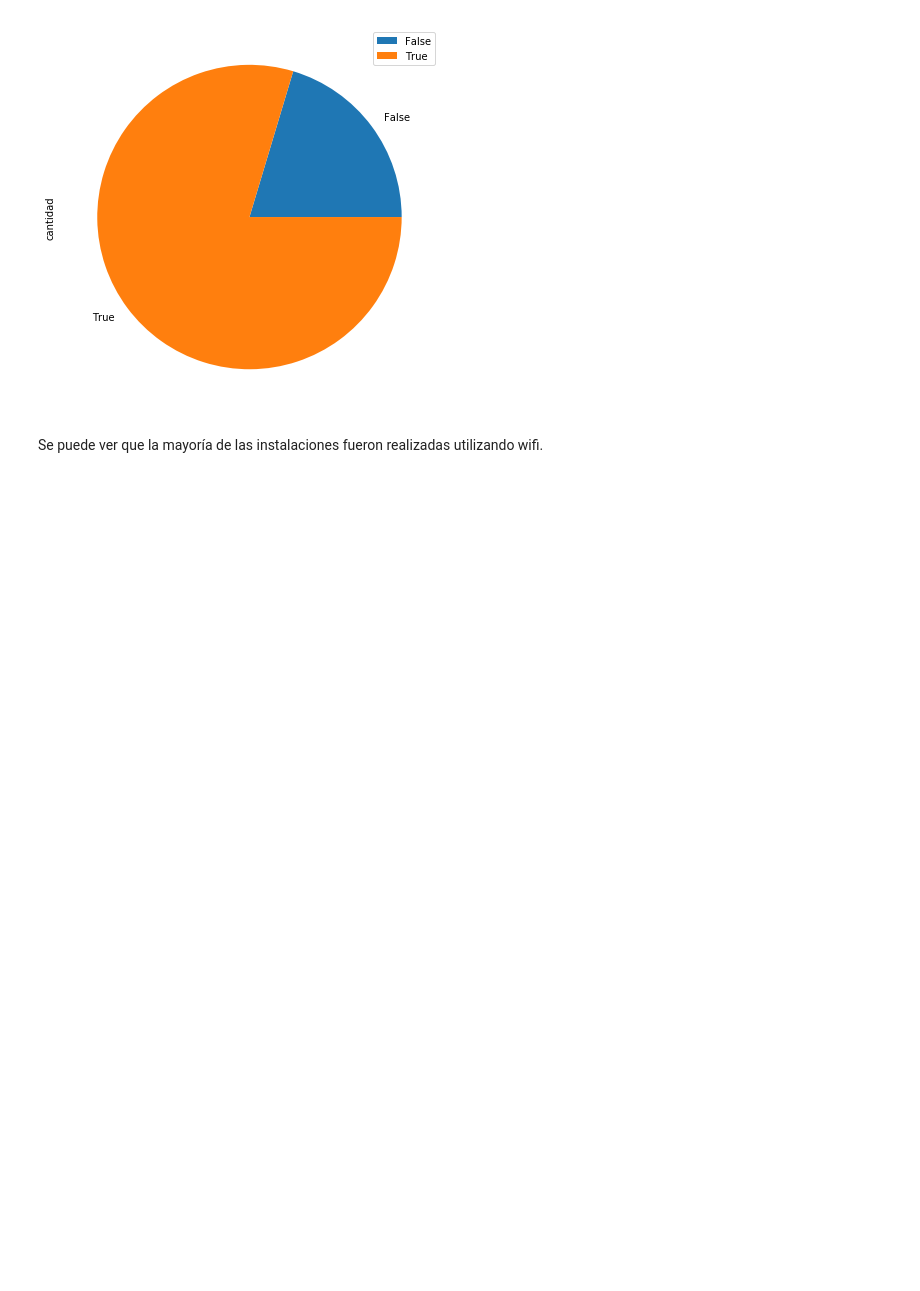
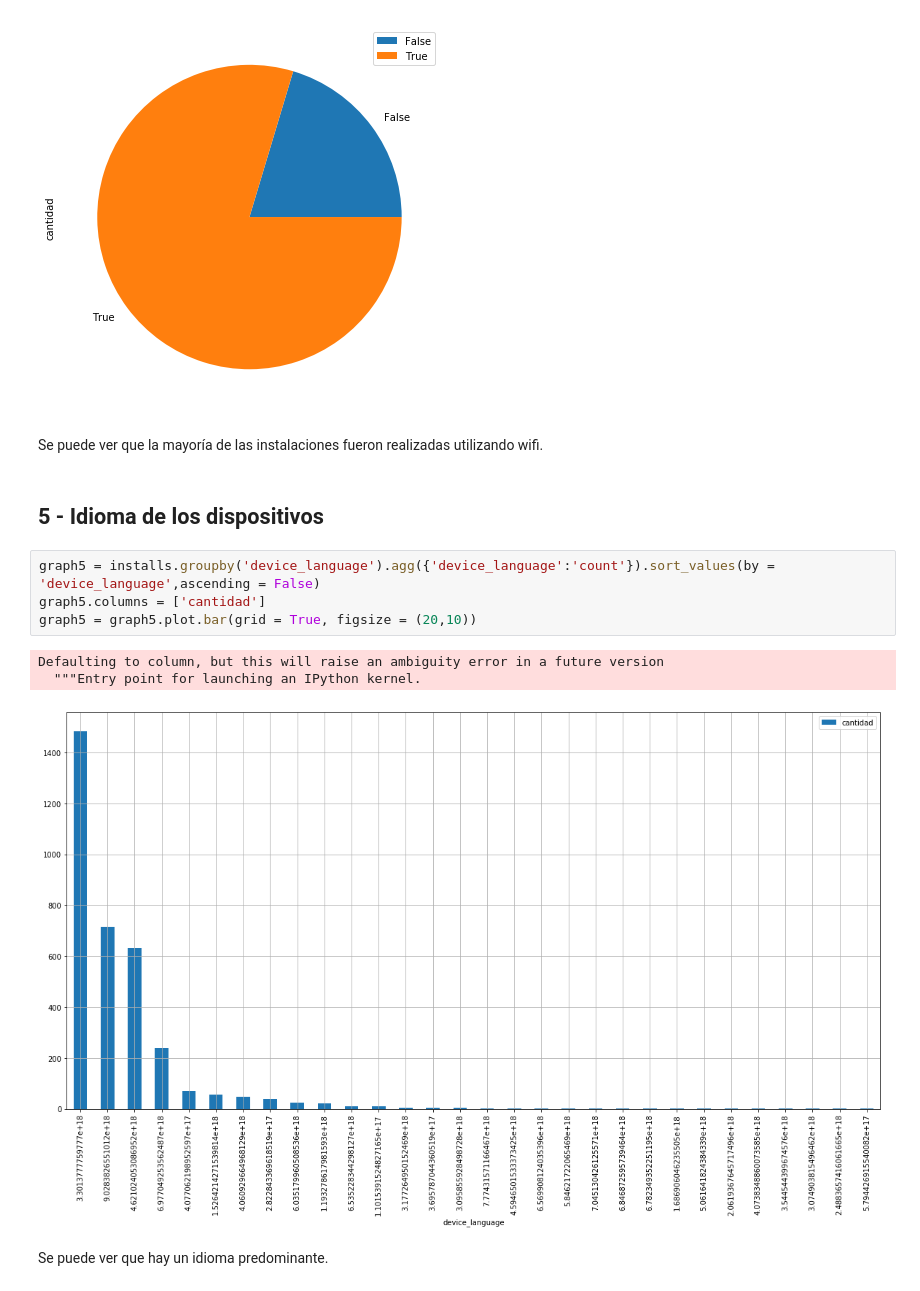
Before and after one commit to sberoch/Datos, a Jupyter notebook: installs.ipynb, the cells around one changed output. Drawn from its saved outputs; the diff is of its cells as text; blank space fills up the shorter version.

```diff
--- a/installs.ipynb
+++ b/installs.ipynb
@@ -163,3 +163,15 @@ graph4 = graph4.plot.pie('cantidad', figsize = (7,7))
 [figure]
 # %% [markdown]
 Se puede ver que la mayoría de las instalaciones fueron realizadas utilizando wifi.
+# %% [markdown]
+## 5 - Idioma de los dispositivos
+# %%
+graph5 = installs.groupby('device_language').agg({'device_language':'count'}).sort_values(by = 'device_language',ascending = False)
+graph5.columns = ['cantidad']
+graph5 = graph5.plot.bar(grid = True, figsize = (20,10))
+# %% [output]
+Defaulting to column, but this will raise an ambiguity error in a future version
+  """Entry point for launching an IPython kernel.
+[figure, added]
+# %% [markdown]
+Se puede ver que hay un idioma predominante.
```
Also changed, not shown: 1 other file.
